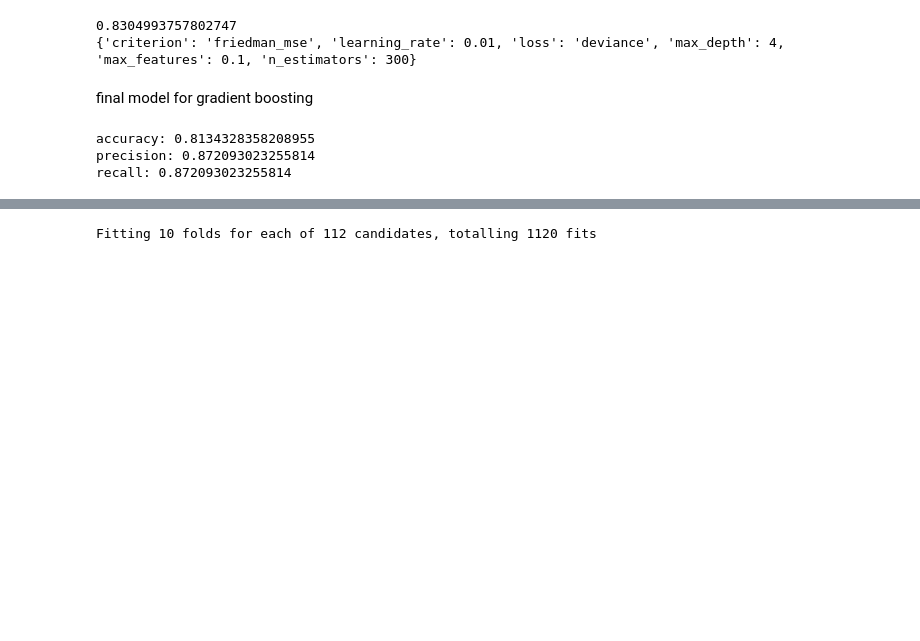
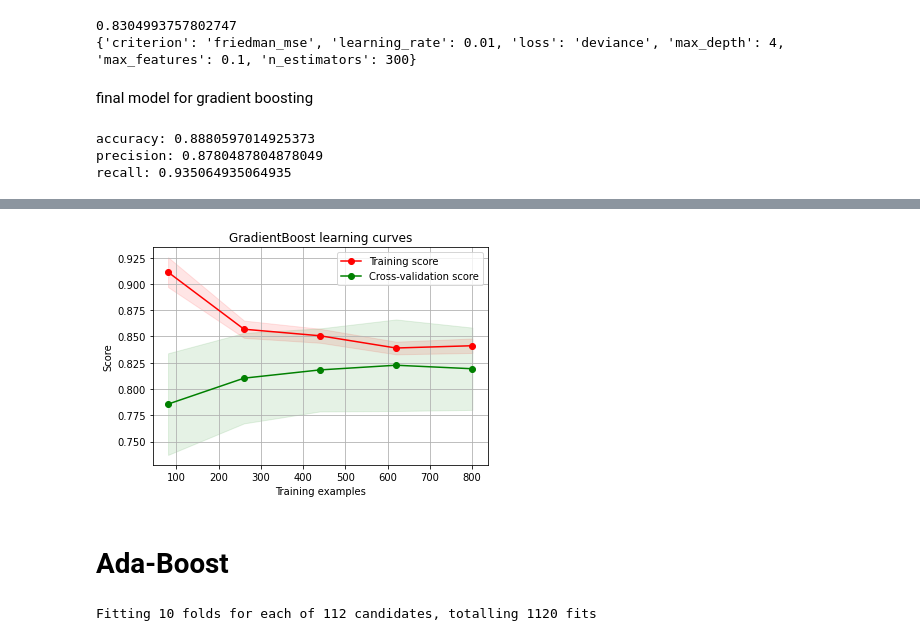
Before and after one commit to looksgreat/NYCU-AI-Spring-2021, a Jupyter notebook: main.ipynb, the cells around one changed output, grey strips where cells are left out. Drawn from its saved outputs; the diff is of its cells as text; code cells hidden in the pictures; blank space fills up the shorter version.

```diff
--- a/main.ipynb
+++ b/main.ipynb
@@ -474,8 +474,11 @@ y_predict =  gbcclf.predict(X_val)
 cm = confusion_matrix(y_val, y_predict)
 print("accuracy:",(cm[0][0]+cm[1][1])/(cm[0][0]+cm[0][1]+cm[1][0]+cm[1][1]))
 print("precision:",(cm[0][0])/(cm[0][0]+cm[0][1]))
-print("recall:",cm[0][0]/(cm[0][0]+cm[0][1]))
+print("recall:",cm[0][0]/(cm[0][0]+cm[1][0]))
 # %% [output]
-accuracy: 0.8134328358208955
-precision: 0.872093023255814
-recall: 0.872093023255814
+accuracy: 0.8880597014925373
+precision: 0.8780487804878049
+recall: 0.935064935064935
+# %%
+plot_learning_curve(gbcclf,"GradientBoost learning curves",X_train,Y_train,cv=kfold)
+# %% [output]
@@ -482,3 +486,6 @@ recall: 0.872093023255814
+[figure, added]
+# %% [markdown]
+# Ada-Boost
 # %%
 from sklearn.ensemble import AdaBoostClassifier
 from sklearn.tree import DecisionTreeClassifier
```
Also changed, not shown: parts of 56 cells of this notebook.
